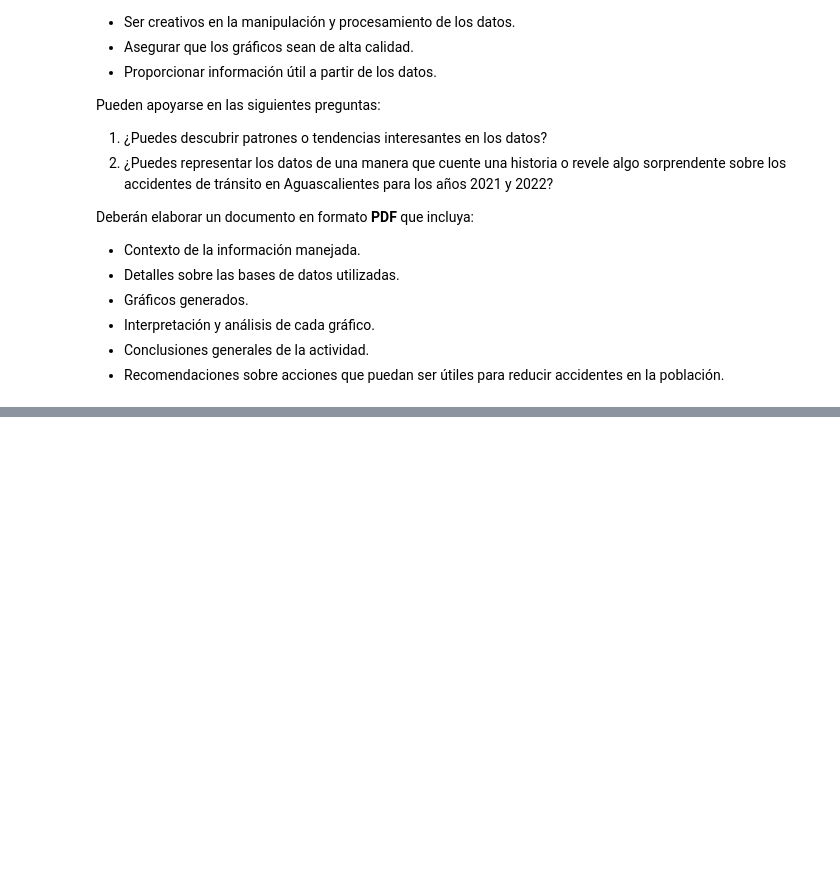
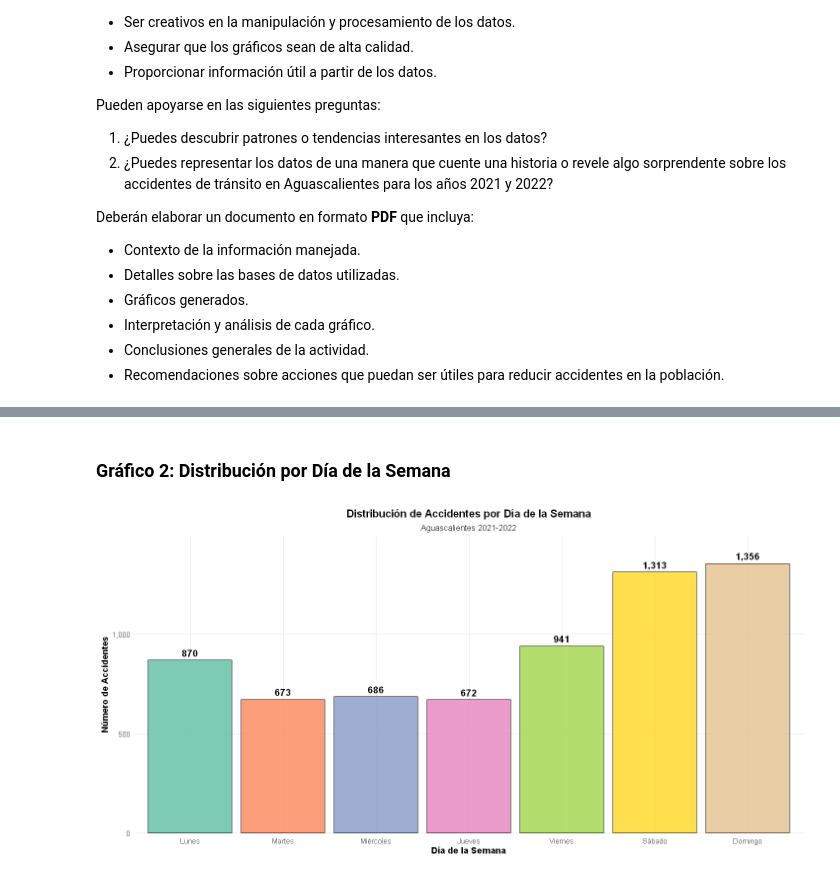
Before and after one commit to RKCbas/Maestria-en-Inteligencia-Artificial---Practicas, a Jupyter notebook: Cuatrimestre 2/3 - Lenguajes de ciencia de datos intermedio/Practica 6.1/Visualización de datos con ggplot2.ipynb, the cells around one changed output, grey strips where cells are left out. Drawn from its saved outputs; the diff is of its cells as text; code cells hidden in the pictures; blank space fills up the shorter version.

```diff
--- a/Cuatrimestre 2/3 - Lenguajes de ciencia de datos intermedio/Practica 6.1/Visualización de datos con ggplot2.ipynb
+++ b/Cuatrimestre 2/3 - Lenguajes de ciencia de datos intermedio/Practica 6.1/Visualización de datos con ggplot2.ipynb
@@ -95,0 +424,27 @@ Deberán elaborar un documento en formato **PDF** que incluya:
+# %% [markdown]
+### Gráfico 2: Distribución por Día de la Semana
+# %%
+# Preparar datos
+accidentes_dia <- datos_completos %>%
+  filter(!is.na(dia_semana_nombre)) %>%
+  group_by(dia_semana_nombre) %>%
+  summarise(cantidad = n(), .groups = "drop")
+
+# Crear gráfico
+options(repr.plot.width = 12, repr.plot.height = 6)
+
+ggplot(accidentes_dia,
+       aes(x = dia_semana_nombre, y = cantidad, fill = dia_semana_nombre)) +
+  geom_col(alpha = 0.85, color = "black", linewidth = 0.5) +
+  geom_text(aes(label = comma(cantidad)),
+            vjust = -0.5, fontface = "bold", size = 4) +
+  scale_fill_brewer(palette = "Set2") +
+  scale_y_continuous(labels = comma, expand = expansion(mult = c(0, 0.1))) +
+  labs(title = "Distribución de Accidentes por Día de la Semana",
+       subtitle = "Aguascalientes 2021-2022",
+       x = "Día de la Semana",
+       y = "Número de Accidentes") +
+  theme_accidentes() +
+  theme(legend.position = "none")
+# %% [output]
+[figure, added]
```
Also changed, not shown: parts of 74 cells of this notebook.
